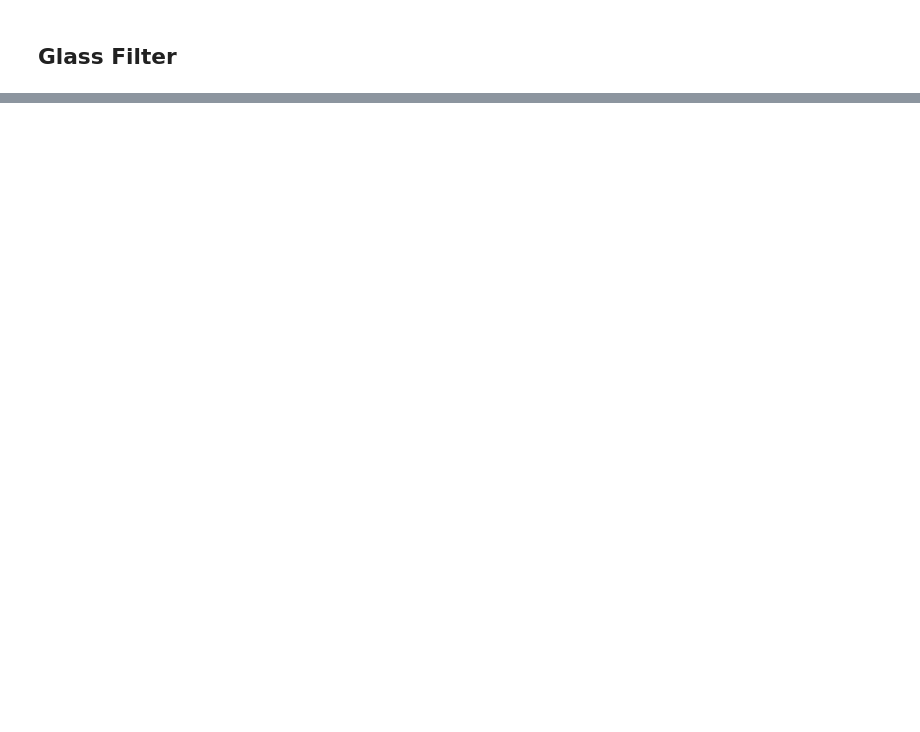
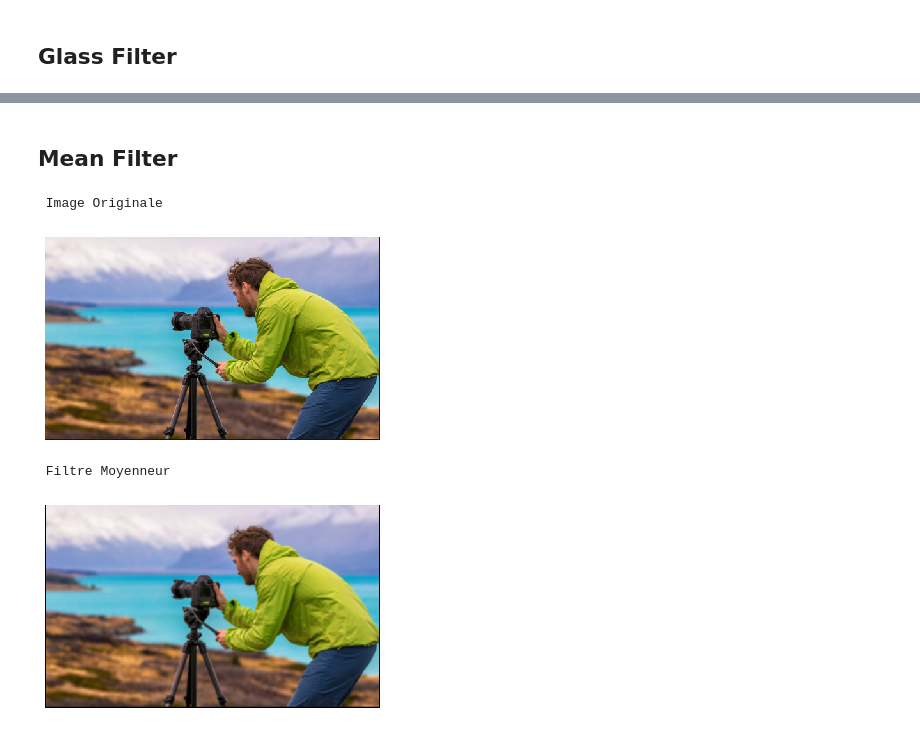
Before and after one commit to CoumbaSY586/ProjetImageProcessing, a Jupyter notebook: ProjetImageProcessing.ipynb, the cells around one changed output, grey strips where cells are left out. Saved outputs shown, nothing was run; the diff lists cells and outputs as text; code cells hidden in the pictures; blank space fills up the shorter version.

```diff
--- a/ProjetImageProcessing.ipynb
+++ b/ProjetImageProcessing.ipynb
@@ -521,0 +744,10 @@ image.filtreGlass()
+# %% [markdown]
+## Mean Filter
+# %%
+#Filtre Moyen
+image.meanFilter()
+# %% [output]
+ Image Originale
+[figure, added]
+ Filtre Moyenneur
+[figure, added]
```
Also changed, not shown: parts of 14 cells of this notebook.
